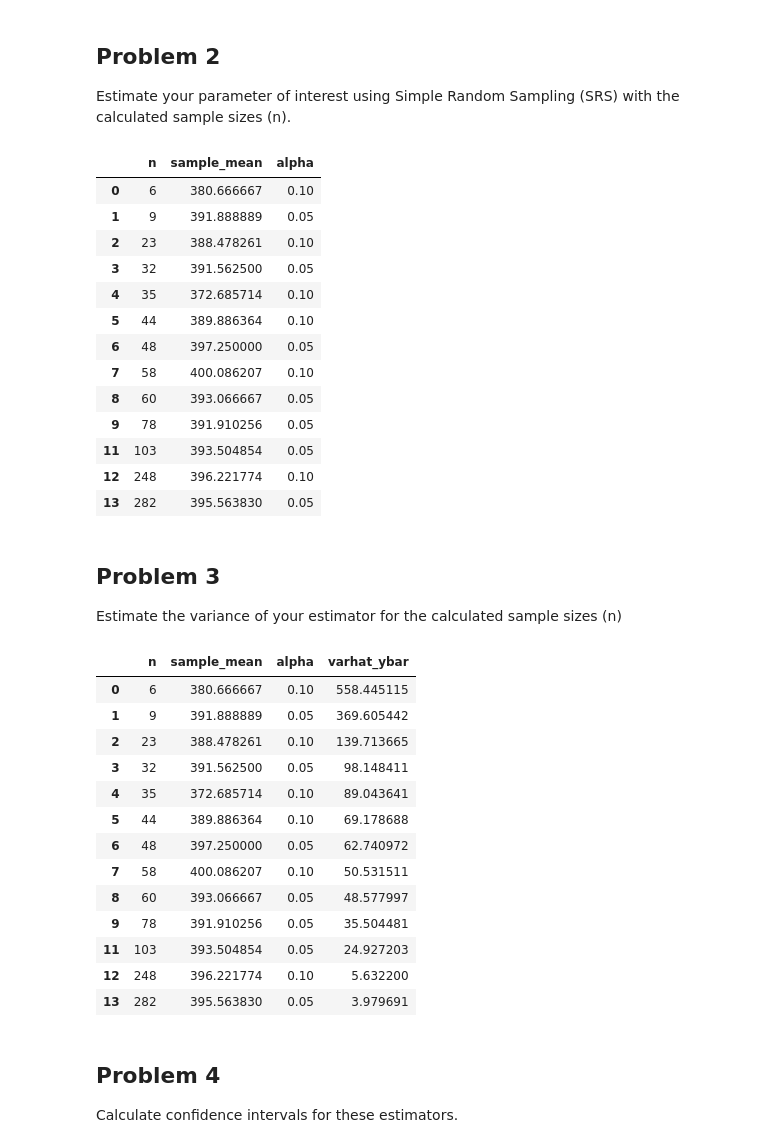
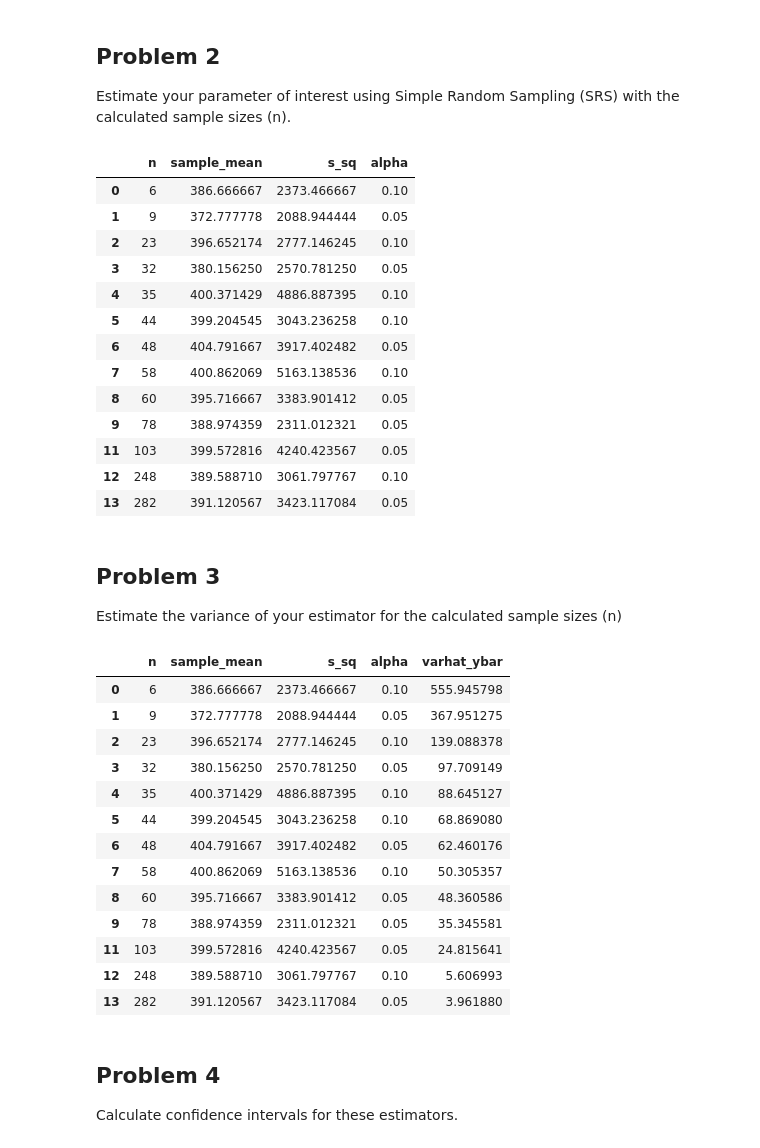
Before and after one commit to abachhu/stat440_project, a Jupyter notebook: stat440_notebook.ipynb, the cells around one changed output. Cells and saved outputs as stored; diff of their text form; code cells hidden in the pictures.

```diff
--- a/stat440_notebook.ipynb
+++ b/stat440_notebook.ipynb
@@ -116,36 +116,38 @@ Estimate your parameter of interest using Simple Random Sampling (SRS) with the
 # %%
 n_values = [23, 32, 248, 282, 6, 9, 35, 48, 58, 78, 78, 103, 44, 60]
 
 rows = []
 for index, n in enumerate(n_values):
     srs_sample = df.sample(n, replace=False)
 
     yBar = srs_sample['SAT Writing Avg. Score'].mean()
+    s_sq = srs_sample['SAT Writing Avg. Score'].var()
     rows.append({'n': n,
                  'sample_mean': yBar,
+                 's_sq': s_sq,
                  'alpha': 0.1 if index % 2 == 0 else 0.05
                  })
 
 rows = sorted(rows, key=lambda x: x['n'])
 estimates_df = pd.DataFrame(rows)
 estimates_df.drop_duplicates(subset='n', inplace=True)
 
 estimates_df
 # %% [output]
-|  | n | sample_mean | alpha |
-| 0 | 6 | 380.666667 | 0.10 |
-| 1 | 9 | 391.888889 | 0.05 |
-| 2 | 23 | 388.478261 | 0.10 |
-| 3 | 32 | 391.562500 | 0.05 |
-| 4 | 35 | 372.685714 | 0.10 |
-| 5 | 44 | 389.886364 | 0.10 |
-| 6 | 48 | 397.250000 | 0.05 |
-| 7 | 58 | 400.086207 | 0.10 |
-| 8 | 60 | 393.066667 | 0.05 |
-| 9 | 78 | 391.910256 | 0.05 |
-| 11 | 103 | 393.504854 | 0.05 |
-| 12 | 248 | 396.221774 | 0.10 |
-| 13 | 282 | 395.563830 | 0.05 |
+|  | n | sample_mean | s_sq | alpha |
+| 0 | 6 | 386.666667 | 2373.466667 | 0.10 |
+| 1 | 9 | 372.777778 | 2088.944444 | 0.05 |
+| 2 | 23 | 396.652174 | 2777.146245 | 0.10 |
+| 3 | 32 | 380.156250 | 2570.781250 | 0.05 |
+| 4 | 35 | 400.371429 | 4886.887395 | 0.10 |
+| 5 | 44 | 399.204545 | 3043.236258 | 0.10 |
+| 6 | 48 | 404.791667 | 3917.402482 | 0.05 |
+| 7 | 58 | 400.862069 | 5163.138536 | 0.10 |
+| 8 | 60 | 395.716667 | 3383.901412 | 0.05 |
+| 9 | 78 | 388.974359 | 2311.012321 | 0.05 |
+| 11 | 103 | 399.572816 | 4240.423567 | 0.05 |
+| 12 | 248 | 389.588710 | 3061.797767 | 0.10 |
+| 13 | 282 | 391.120567 | 3423.117084 | 0.05 |
 # %% [markdown]
 ## Problem 3
 Estimate the variance of your estimator for the calculated sample sizes (n)
@@ -154,27 +156,26 @@ N = 421
 varhat_est = []
 
 for n in estimates_df['n']:
-    s_sq = srs_sample['SAT Writing Avg. Score'].var()
     varhat_ybar_formula = ((N-n)/N) * (s_sq/n)
     varhat_est.append(varhat_ybar_formula)
 
 estimates_df['varhat_ybar'] = varhat_est
 estimates_df
 # %% [output]
-|  | n | sample_mean | alpha | varhat_ybar |
-| 0 | 6 | 380.666667 | 0.10 | 558.445115 |
-| 1 | 9 | 391.888889 | 0.05 | 369.605442 |
-| 2 | 23 | 388.478261 | 0.10 | 139.713665 |
-| 3 | 32 | 391.562500 | 0.05 | 98.148411 |
-| 4 | 35 | 372.685714 | 0.10 | 89.043641 |
-| 5 | 44 | 389.886364 | 0.10 | 69.178688 |
-| 6 | 48 | 397.250000 | 0.05 | 62.740972 |
-| 7 | 58 | 400.086207 | 0.10 | 50.531511 |
-| 8 | 60 | 393.066667 | 0.05 | 48.577997 |
-| 9 | 78 | 391.910256 | 0.05 | 35.504481 |
-| 11 | 103 | 393.504854 | 0.05 | 24.927203 |
-| 12 | 248 | 396.221774 | 0.10 | 5.632200 |
-| 13 | 282 | 395.563830 | 0.05 | 3.979691 |
+|  | n | sample_mean | s_sq | alpha | varhat_ybar |
+| 0 | 6 | 386.666667 | 2373.466667 | 0.10 | 555.945798 |
+| 1 | 9 | 372.777778 | 2088.944444 | 0.05 | 367.951275 |
+| 2 | 23 | 396.652174 | 2777.146245 | 0.10 | 139.088378 |
+| 3 | 32 | 380.156250 | 2570.781250 | 0.05 | 97.709149 |
+| 4 | 35 | 400.371429 | 4886.887395 | 0.10 | 88.645127 |
+| 5 | 44 | 399.204545 | 3043.236258 | 0.10 | 68.869080 |
+| 6 | 48 | 404.791667 | 3917.402482 | 0.05 | 62.460176 |
+| 7 | 58 | 400.862069 | 5163.138536 | 0.10 | 50.305357 |
+| 8 | 60 | 395.716667 | 3383.901412 | 0.05 | 48.360586 |
+| 9 | 78 | 388.974359 | 2311.012321 | 0.05 | 35.345581 |
+| 11 | 103 | 399.572816 | 4240.423567 | 0.05 | 24.815641 |
+| 12 | 248 | 389.588710 | 3061.797767 | 0.10 | 5.606993 |
+| 13 | 282 | 391.120567 | 3423.117084 | 0.05 | 3.961880 |
 # %% [markdown]
 ## Problem 4
 Calculate confidence intervals for these estimators.
```
Also changed, not shown: parts of 2 cells of this notebook.
